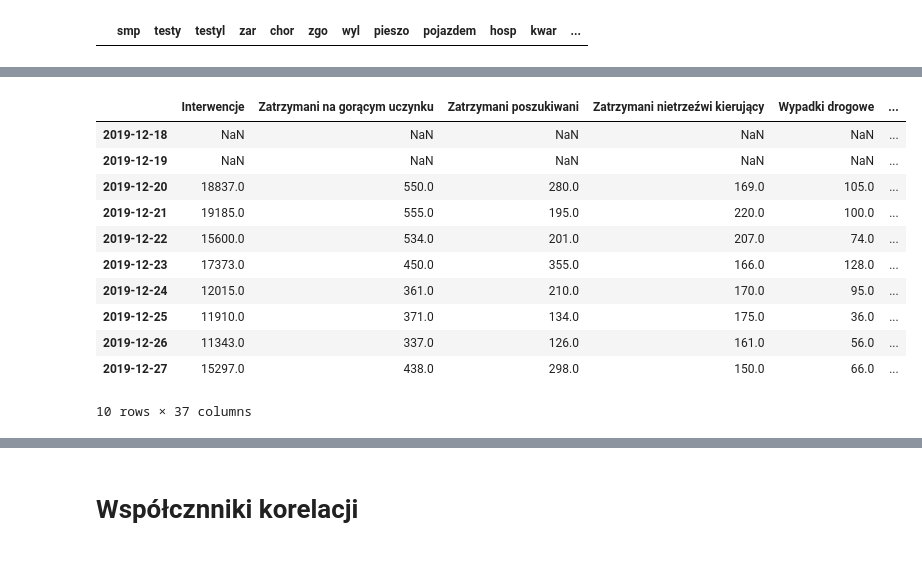
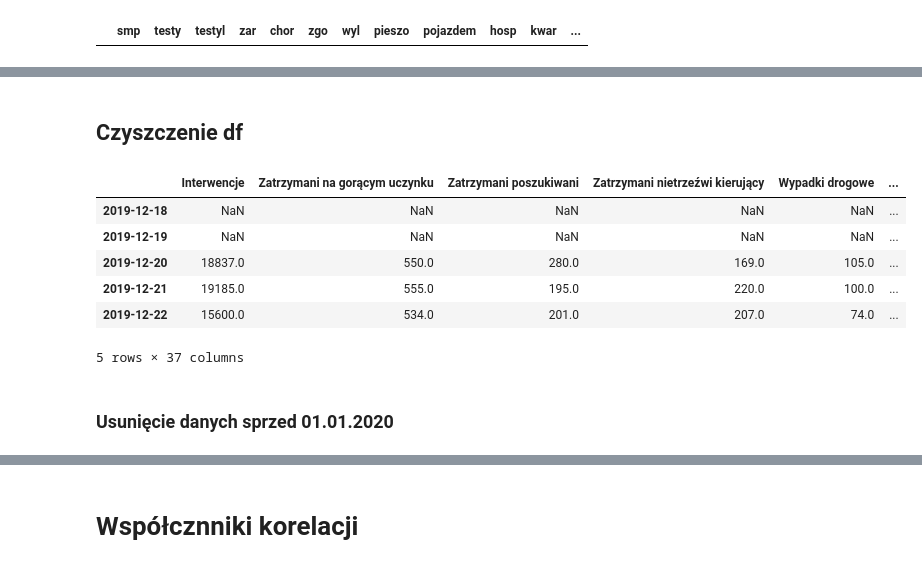
Before and after one commit to knmlprz/corona-analysis-1, a Jupyter notebook: notebooks/ImportDanych.ipynb, the cells around one changed output, grey strips where cells are left out. Saved outputs shown, nothing was run; the diff lists cells and outputs as text; code cells hidden in the pictures.

```diff
--- a/notebooks/ImportDanych.ipynb
+++ b/notebooks/ImportDanych.ipynb
@@ -203,15 +226,16 @@ df = pd.merge(df, korona, how='outer', left_index=True, right_index=True)
+# %% [markdown]
+## Czyszczenie df
+# %%
+df.fillna(method='ffill', inplace=True)
 # %%
-df.head(10)
+df.head()
 # %% [output]
 |  | Interwencje | Zatrzymani na gorącym uczynku | Zatrzymani poszukiwani | Zatrzymani nietrzeźwi kierujący | Wypadki drogowe | ... |
 | 2019-12-18 | NaN | NaN | NaN | NaN | NaN | ... |
 | 2019-12-19 | NaN | NaN | NaN | NaN | NaN | ... |
 | 2019-12-20 | 18837.0 | 550.0 | 280.0 | 169.0 | 105.0 | ... |
 | 2019-12-21 | 19185.0 | 555.0 | 195.0 | 220.0 | 100.0 | ... |
 | 2019-12-22 | 15600.0 | 534.0 | 201.0 | 207.0 | 74.0 | ... |
-| 2019-12-23 | 17373.0 | 450.0 | 355.0 | 166.0 | 128.0 | ... |
-| 2019-12-24 | 12015.0 | 361.0 | 210.0 | 170.0 | 95.0 | ... |
-| 2019-12-25 | 11910.0 | 371.0 | 134.0 | 175.0 | 36.0 | ... |
-| 2019-12-26 | 11343.0 | 337.0 | 126.0 | 161.0 | 56.0 | ... |
-| 2019-12-27 | 15297.0 | 438.0 | 298.0 | 150.0 | 66.0 | ... |
-10 rows × 37 columns
+5 rows × 37 columns
+# %% [markdown]
+### Usunięcie danych sprzed 01.01.2020
```
Also changed, not shown: parts of 6 cells of this notebook, 1 other file.
